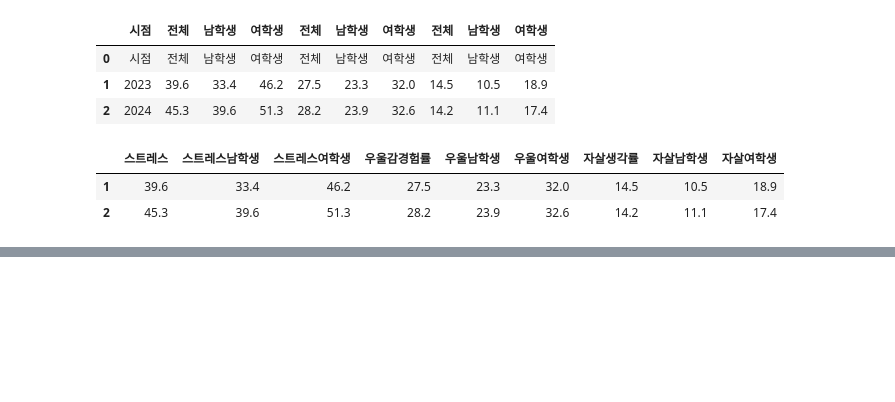
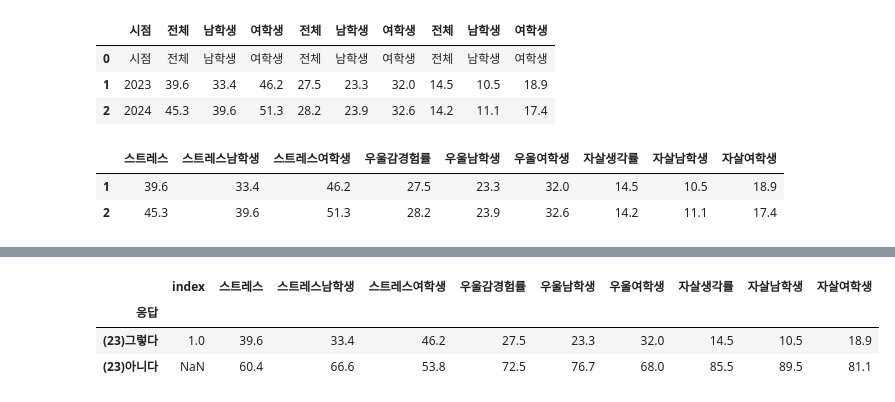
Before and after one commit to hyebinrk/python, a Jupyter notebook: 박혜빈/청소년정신건강분석.ipynb, the cells around one changed output, grey strips where cells are left out. Cells and saved outputs as stored; diff of their text form; code cells hidden in the pictures; blank space fills up the shorter version.

```diff
--- a/박혜빈/청소년정신건강분석.ipynb
+++ b/박혜빈/청소년정신건강분석.ipynb
@@ -102,4 +108,10 @@ KeyError: 1
 # %%
-ori=ori.set_index('응답')
-ori
+ori23=ori23.set_index('응답')
+ori24=ori24.set_index('응답')
+ori23
+# %% [output]
+|  | index | 스트레스 | 스트레스남학생 | 스트레스여학생 | 우울감경험률 | 우울남학생 | 우울여학생 | 자살생각률 | 자살남학생 | 자살여학생 |
+| 응답 |  |  |  |  |  |  |  |  |  |  |
+| (23)그렇다 | 1.0 | 39.6 | 33.4 | 46.2 | 27.5 | 23.3 | 32.0 | 14.5 | 10.5 | 18.9 |
+| (23)아니다 | NaN | 60.4 | 66.6 | 53.8 | 72.5 | 76.7 | 68.0 | 85.5 | 89.5 | 81.1 |
 # %%
```
Also changed, not shown: parts of 6 cells of this notebook, 4 other files.
